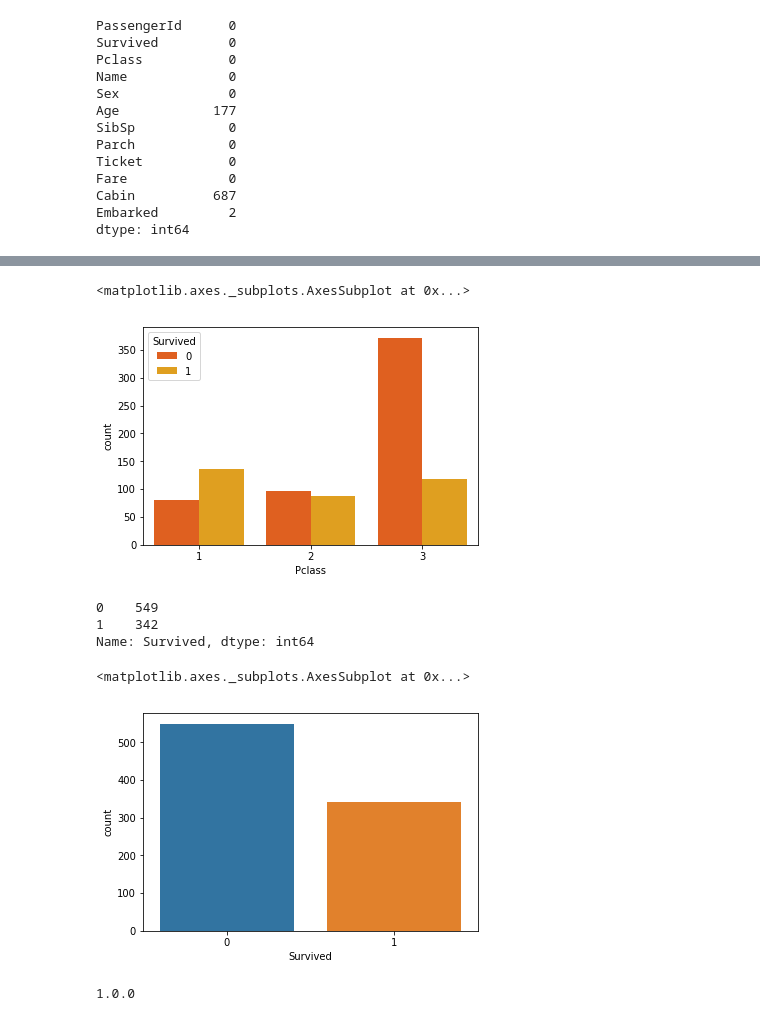
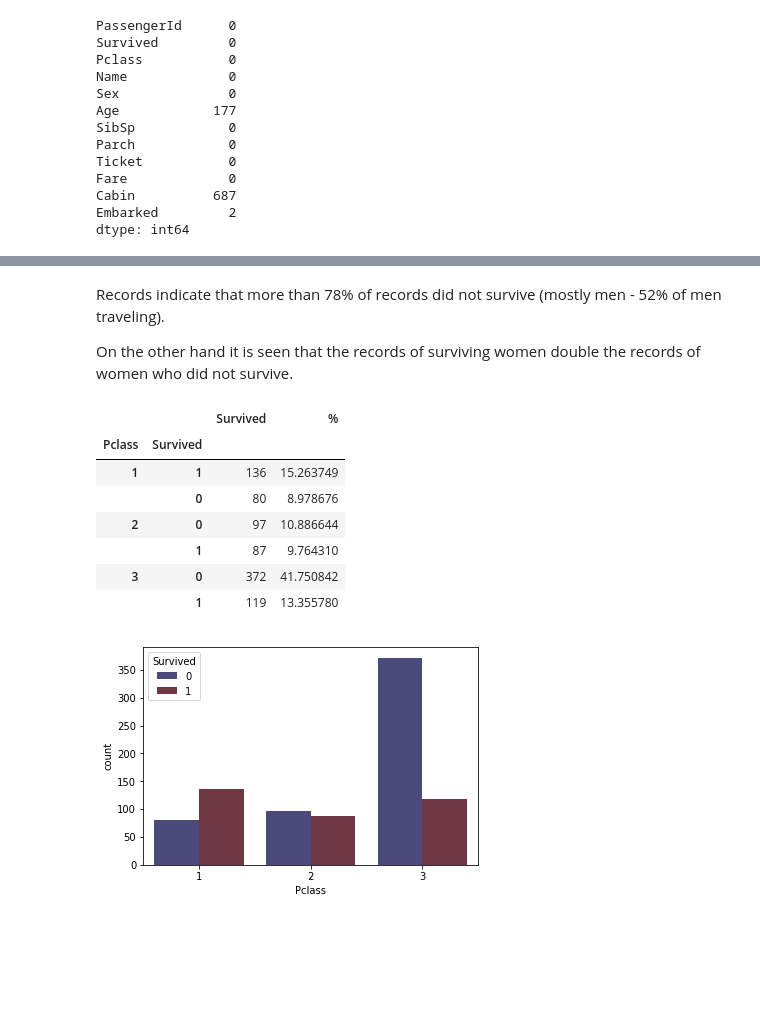
Before and after one commit to pablojrosa/Titanic_EDA, a Jupyter notebook: Titanic_EDA.ipynb, the cells around one changed output, grey strips where cells are left out. Cells and saved outputs as stored; diff of their text form; code cells hidden in the pictures; blank space fills up the shorter version.

```diff
--- a/Titanic_EDA.ipynb
+++ b/Titanic_EDA.ipynb
@@ -86,18 +146,19 @@ Name: Pclass, dtype: int64
+# %% [markdown]
+Records indicate that more than 78% of records did not survive (mostly men - 52% of men traveling).
+
+On the other hand it is seen that the records of surviving women double the records of women who did not survive.
 # %%
-sns.countplot(x='Pclass', hue='Survived', data=df, palette='autumn')
+sns.countplot(x='Pclass', hue='Survived', data=df, palette='icefire')
+p2 = pd.DataFrame(df.groupby(df.Pclass)['Survived'].value_counts())
+p2['%'] = (p2['Survived']/p2['Survived'].sum()*100)
+p2
 # %% [output]
-<matplotlib.axes._subplots.AxesSubplot at 0x...>
+|  |  | Survived | % |
+| Pclass | Survived |  |  |
+| 1 | 1 | 136 | 15.263749 |
+|  | 0 | 80 | 8.978676 |
+| 2 | 0 | 97 | 10.886644 |
+|  | 1 | 87 | 9.764310 |
+| 3 | 0 | 372 | 41.750842 |
+|  | 1 | 119 | 13.355780 |
-[figure, old version]
+[figure, new version]
-# %%
-print(df.Survived.value_counts())
-sns.countplot(x='Survived', data=df)
-# %% [output]
-0    549
-1    342
-Name: Survived, dtype: int64
-<matplotlib.axes._subplots.AxesSubplot at 0x...>
-[figure, removed]
-# %%
-print(dcc.__version__)
-# %% [output]
-1.0.0
```
Also changed, not shown: parts of 20 cells of this notebook.
